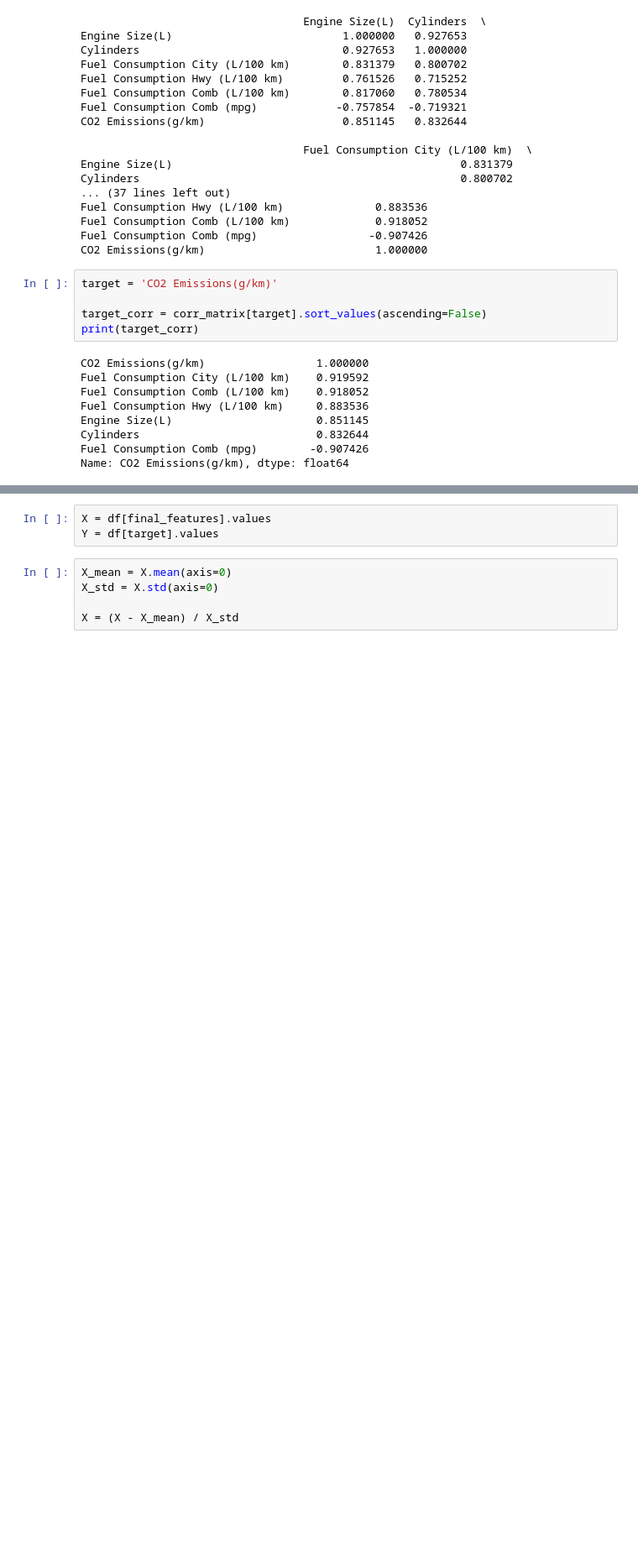
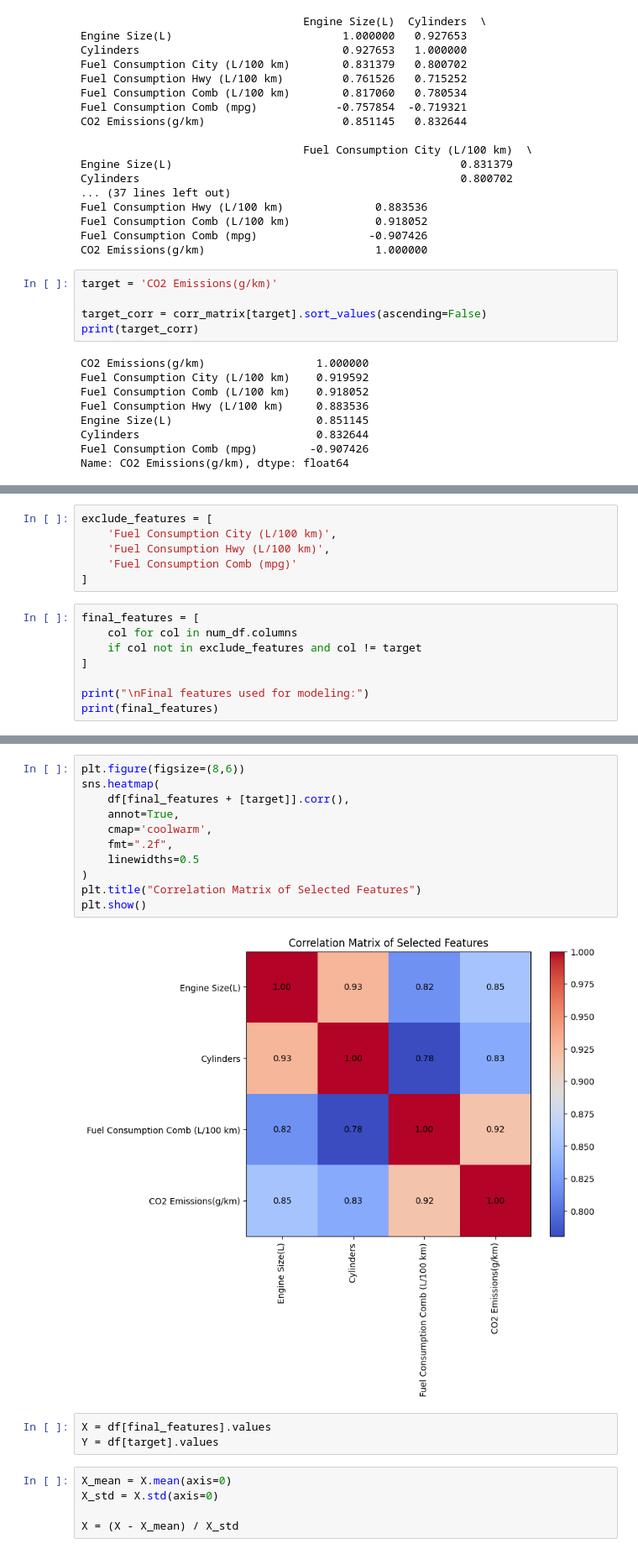
Before and after one commit to anamika22priya/RUGVED-AI-TASKPAHSE, a Jupyter notebook: TASK3/code_1.ipynb, the cells around one changed output, grey strips where cells are left out. Shown at 84% size. Saved outputs shown, nothing was run; the diff lists cells and outputs as text; blank space fills up the shorter version.

```diff
--- a/TASK3/code_1.ipynb
+++ b/TASK3/code_1.ipynb
@@ -157,0 +112,14 @@ plt.show()
+# %%
+exclude_features = [
+    'Fuel Consumption City (L/100 km)',
+    'Fuel Consumption Hwy (L/100 km)',
+    'Fuel Consumption Comb (mpg)'
+]
+# %%
+final_features = [
+    col for col in num_df.columns
+    if col not in exclude_features and col != target
+]
+
+print("\nFinal features used for modeling:")
+print(final_features)
@@ -158,3 +151,16 @@ plt.show()
+# %%
+plt.figure(figsize=(8,6))
+sns.heatmap(
+    df[final_features + [target]].corr(),
+    annot=True,
+    cmap='coolwarm',
+    fmt=".2f",
+    linewidths=0.5
+)
+plt.title("Correlation Matrix of Selected Features")
+plt.show()
+# %% [output]
+[figure, added]
 # %%
 X = df[final_features].values
 Y = df[target].values
```
Also changed, not shown: parts of 16 cells of this notebook.
